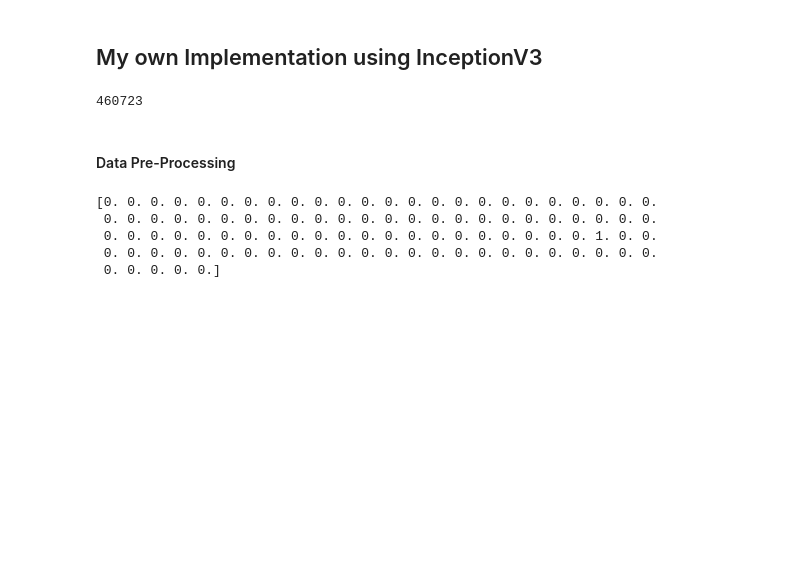
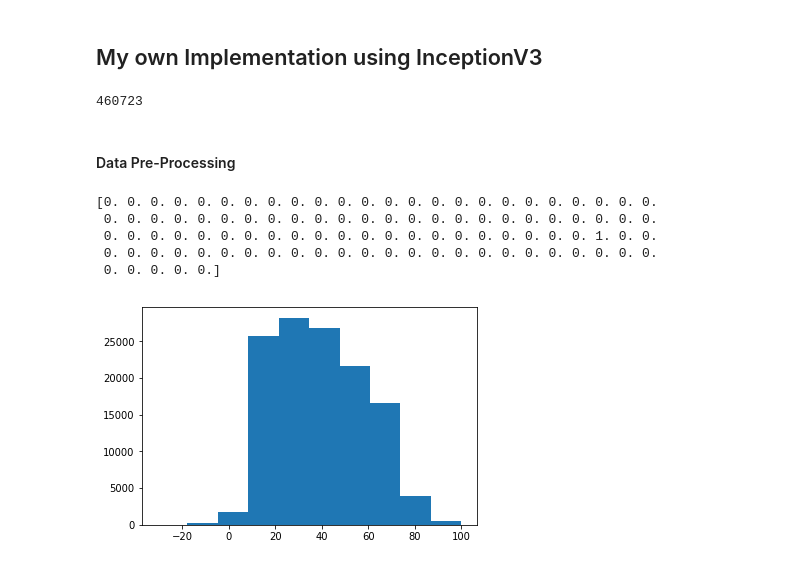
Before and after one commit to F0lha/age-gender-estimation, a Jupyter notebook: Untitled.ipynb, the cells around one changed output. Saved outputs shown, nothing was run; the diff lists cells and outputs as text; code cells hidden in the pictures; blank space fills up the shorter version.

```diff
--- a/Untitled.ipynb
+++ b/Untitled.ipynb
@@ -82,17 +87,19 @@ np.save("full_path", full_path)
 # %%
 age = np.load("age.npy")
 full_path = np.load("full_path.npy")
 
+hist = plt.hist(age)
 
 age = to_categorical(age,101)
 
 print(age[0])
 # %% [output]
 [0. 0. 0. 0. 0. 0. 0. 0. 0. 0. 0. 0. 0. 0. 0. 0. 0. 0. 0. 0. 0. 0. 0. 0.
  0. 0. 0. 0. 0. 0. 0. 0. 0. 0. 0. 0. 0. 0. 0. 0. 0. 0. 0. 0. 0. 0. 0. 0.
  0. 0. 0. 0. 0. 0. 0. 0. 0. 0. 0. 0. 0. 0. 0. 0. 0. 0. 0. 0. 0. 1. 0. 0.
  0. 0. 0. 0. 0. 0. 0. 0. 0. 0. 0. 0. 0. 0. 0. 0. 0. 0. 0. 0. 0. 0. 0. 0.
  0. 0. 0. 0. 0.]
+[figure, added]
 # %%
 combined = list(zip(full_path, age))
 random.shuffle(combined)
```
Also changed, not shown: parts of 10 cells of this notebook, 7 other files.
